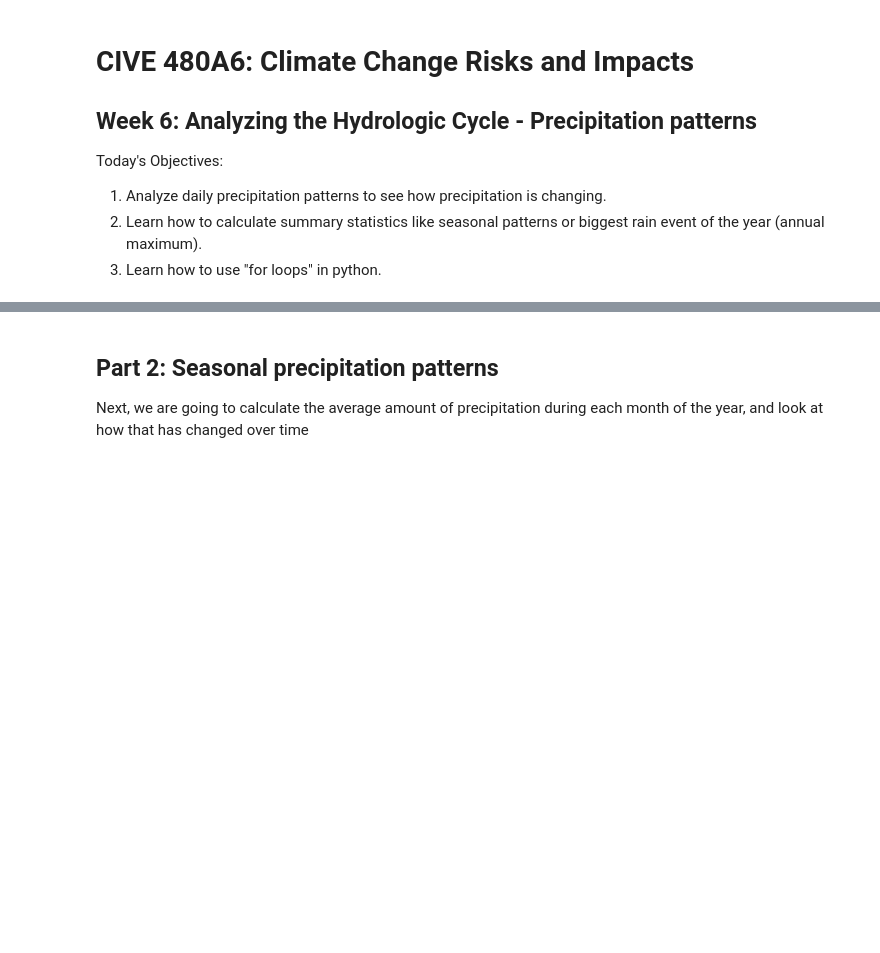
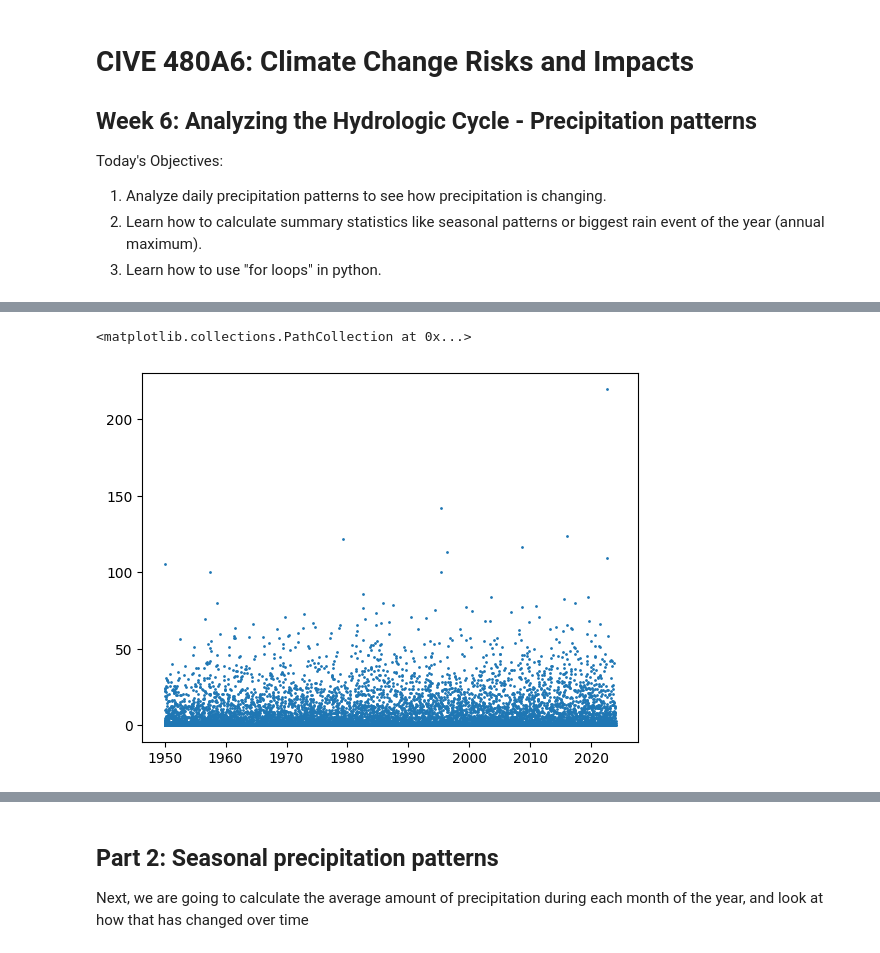
Before and after one commit to fdavenport/course-climate-change-impacts, a Jupyter notebook: lectures/05_Analyzing_the_Hydrologic_Cycle.ipynb, the cells around one changed output, grey strips where cells are left out. Cells and saved outputs as stored; diff of their text form; code cells hidden in the pictures; blank space fills up the shorter version.

```diff
--- a/lectures/05_Analyzing_the_Hydrologic_Cycle.ipynb
+++ b/lectures/05_Analyzing_the_Hydrologic_Cycle.ipynb
@@ -27,2 +28,3 @@ stl_precip_data_url = "https://raw.githubusercontent.com/fdavenport/CIVE480A6-cl
 # %%
 # read in the data
+stl_data = pd.read_csv(stl_precip_data_url)
@@ -30,0 +48,10 @@ stl_precip_data_url = "https://raw.githubusercontent.com/fdavenport/CIVE480A6-cl
+# %%
+# add some columns with information about the date
+
+stl_data["DATE"] = pd.to_datetime(stl_data["DATE"])
+
+stl_data["year"] = stl_data["DATE"].dt.year
+stl_data["month"] = stl_data["DATE"].dt.month
+stl_data["month_name"] = stl_data["DATE"].dt.month_name()
+
+stl_data.set_index("DATE", inplace=True)
@@ -33 +79,10 @@ stl_precip_data_url = "https://raw.githubusercontent.com/fdavenport/CIVE480A6-cl
+# %%
+# make a plot of the data
+
+fig, ax = plt.subplots()
+
+ax.scatter(x = stl_data.index, y = stl_data["PRCP_mm"], s = 1)
+# %% [output]
+<matplotlib.collections.PathCollection at 0x...>
+[figure, added]
 # %%
```
Also changed, not shown: parts of 21 cells of this notebook.
